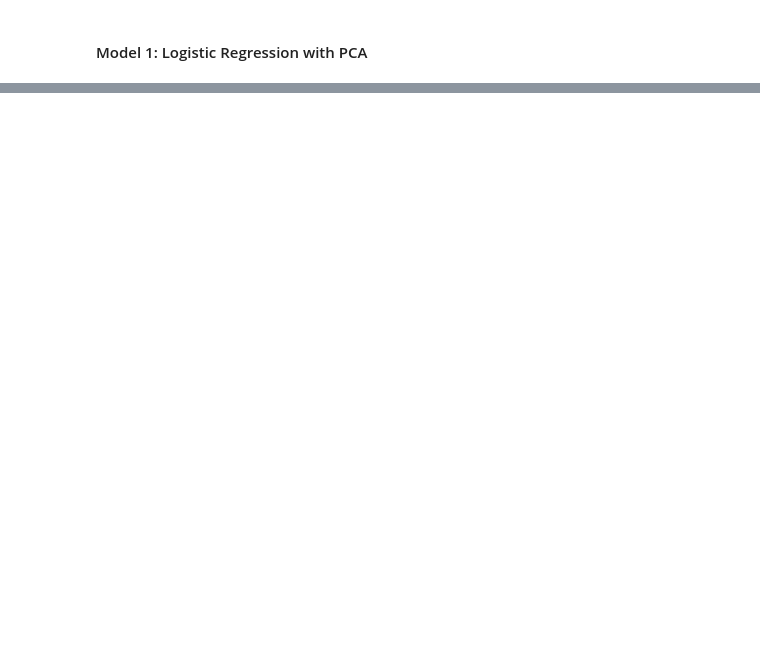
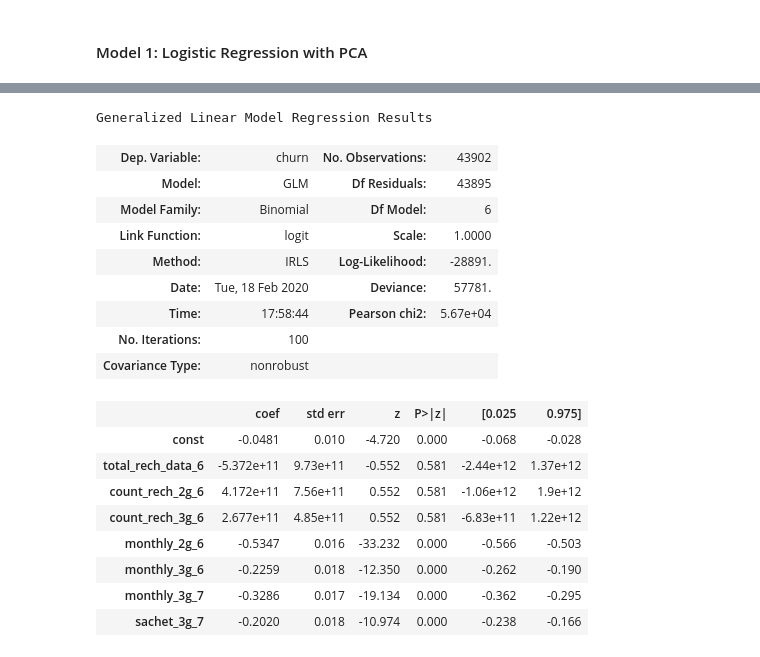
Before and after one commit to Shakeebbk/telecom-churn-case-study, a Jupyter notebook: Solution.ipynb, the cells around one changed output, grey strips where cells are left out. Cells and saved outputs as stored; diff of their text form; code cells hidden in the pictures; blank space fills up the shorter version.

```diff
--- a/Solution.ipynb
+++ b/Solution.ipynb
@@ -757,0 +846,25 @@ Best estimator count: 21
+# %%
+cols = cols.drop('sachet_2g_6')
+X_train_sm = sm.add_constant(X_train[cols])
+lm = sm.GLM(y_train, X_train_sm, family=sm.families.Binomial())
+lm.fit().summary()
+# %% [output]
+Generalized Linear Model Regression Results
+| Dep. Variable: | churn | No. Observations: | 43902 |
+| Model: | GLM | Df Residuals: | 43895 |
+| Model Family: | Binomial | Df Model: | 6 |
+| Link Function: | logit | Scale: | 1.0000 |
+| Method: | IRLS | Log-Likelihood: | -28891. |
+| Date: | Tue, 18 Feb 2020 | Deviance: | 57781. |
+| Time: | 17:58:44 | Pearson chi2: | 5.67e+04 |
+| No. Iterations: | 100 |  |  |
+| Covariance Type: | nonrobust |  |  |
+|  | coef | std err | z | P>|z| | [0.025 | 0.975] |
+| const | -0.0481 | 0.010 | -4.720 | 0.000 | -0.068 | -0.028 |
+| total_rech_data_6 | -5.372e+11 | 9.73e+11 | -0.552 | 0.581 | -2.44e+12 | 1.37e+12 |
+| count_rech_2g_6 | 4.172e+11 | 7.56e+11 | 0.552 | 0.581 | -1.06e+12 | 1.9e+12 |
+| count_rech_3g_6 | 2.677e+11 | 4.85e+11 | 0.552 | 0.581 | -6.83e+11 | 1.22e+12 |
+| monthly_2g_6 | -0.5347 | 0.016 | -33.232 | 0.000 | -0.566 | -0.503 |
+| monthly_3g_6 | -0.2259 | 0.018 | -12.350 | 0.000 | -0.262 | -0.190 |
+| monthly_3g_7 | -0.3286 | 0.017 | -19.134 | 0.000 | -0.362 | -0.295 |
+| sachet_3g_7 | -0.2020 | 0.018 | -10.974 | 0.000 | -0.238 | -0.166 |
```
Also changed, not shown: parts of 39 cells of this notebook.
